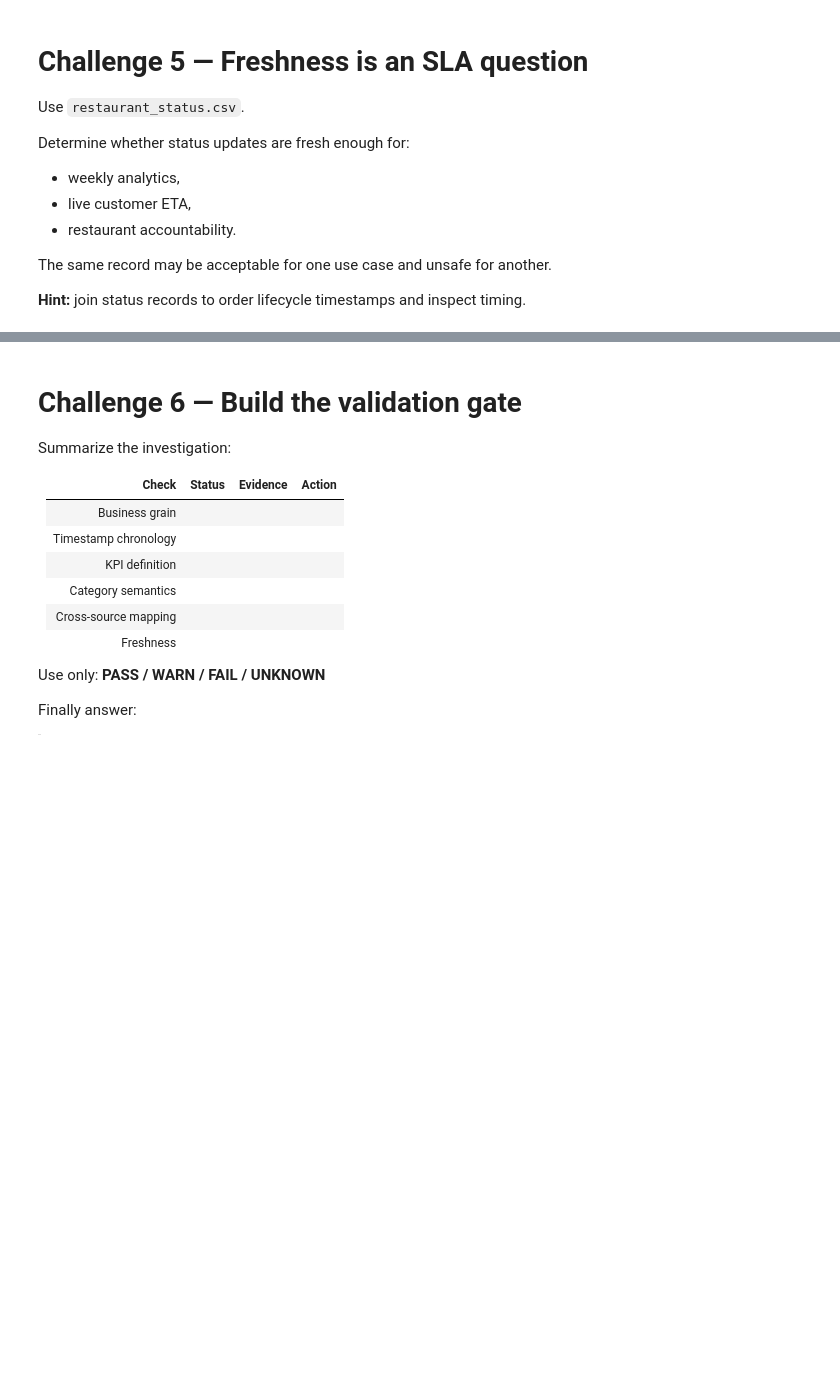
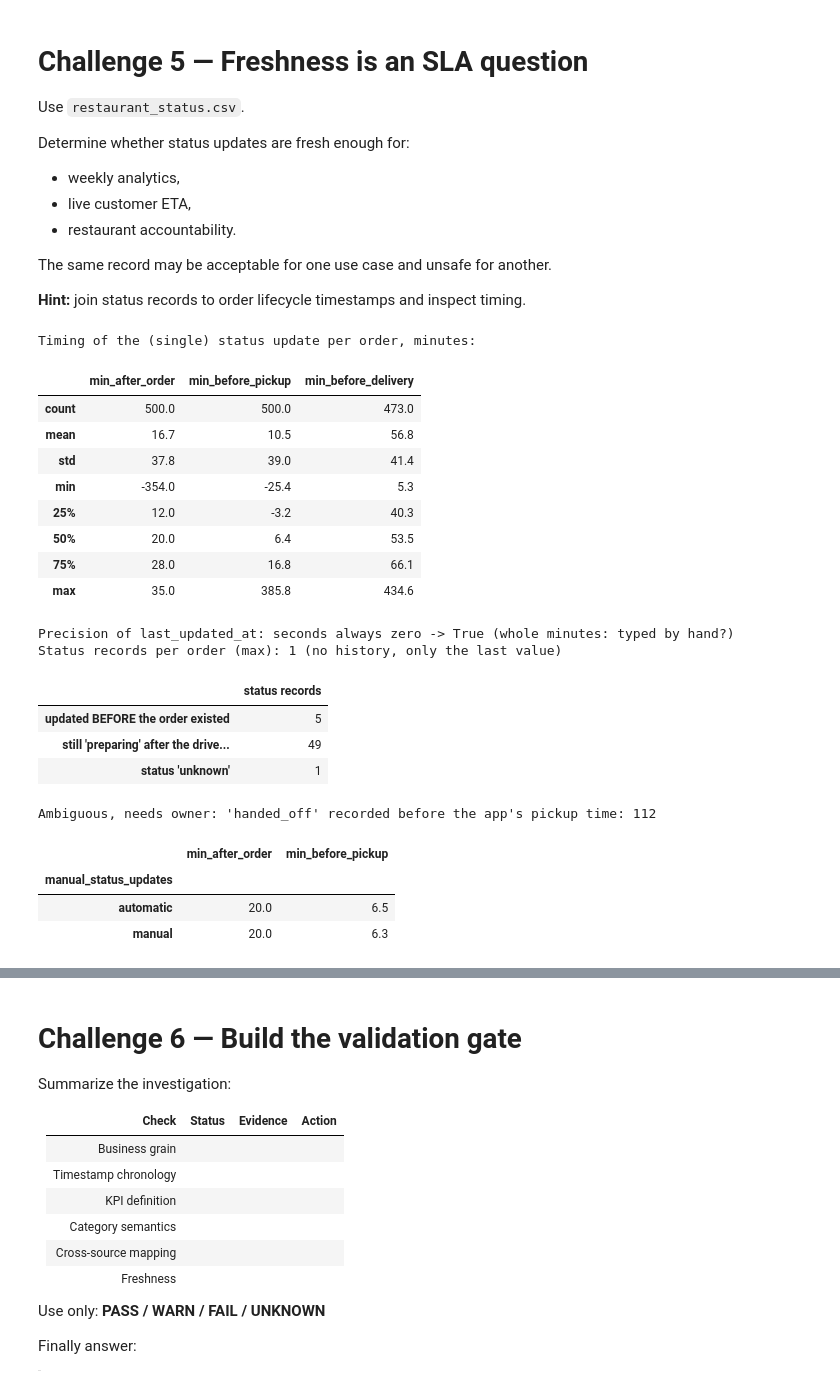
Before and after one commit to parthdagia05/divvyRebalancingWithMyIQ, a Jupyter notebook: flasheats-challenges/FlashEats_Class6_Student.ipynb, the cells around one changed output, grey strips where cells are left out. Drawn from its saved outputs; the diff is of its cells as text; code cells hidden in the pictures; blank space fills up the shorter version.

Commit message:
Class 6 Challenge 5: judge restaurant status freshness per use case

```diff
--- a/flasheats-challenges/FlashEats_Class6_Student.ipynb
+++ b/flasheats-challenges/FlashEats_Class6_Student.ipynb
@@ -579,7 +579,70 @@ The same record may be acceptable for one use case and unsafe for another.
 
 **Hint:** join status records to order lifecycle timestamps and inspect timing.
 # %%
-# TODO:
-# Merge restaurant_status with orders on order_id
-# Parse timestamps
-# Compare last_updated_at with order lifecycle timestamps
+rs = (restaurant_status.drop_duplicates()
+      .merge(base[["order_id", "created_at", "pickup_at", "actual_delivery_at"]], on="order_id", how="left"))
+for c in ["last_updated_at", "created_at", "pickup_at", "actual_delivery_at"]:
+    rs[c] = pd.to_datetime(rs[c], format="mixed", errors="coerce")
+rs["status_norm"] = rs["status"].str.strip().str.lower()
+
+rs["min_after_order"] = (rs["last_updated_at"] - rs["created_at"]).dt.total_seconds() / 60
+rs["min_before_pickup"] = (rs["pickup_at"] - rs["last_updated_at"]).dt.total_seconds() / 60
+rs["min_before_delivery"] = (rs["actual_delivery_at"] - rs["last_updated_at"]).dt.total_seconds() / 60
+
+print("Timing of the (single) status update per order, minutes:")
+display(rs[["min_after_order", "min_before_pickup", "min_before_delivery"]].describe().round(1))
+
+print("Precision of last_updated_at: seconds always zero ->",
+      (rs["last_updated_at"].dt.second == 0).all(), "(whole minutes: typed by hand?)")
+print("Status records per order (max):", rs.groupby("order_id").size().max(), "(no history, only the last value)")
+
+contradictions = pd.Series({
+    "updated BEFORE the order existed": (rs["last_updated_at"] < rs["created_at"]).sum(),
+    "still 'preparing' after the driver picked up": ((rs["status_norm"] == "preparing") & (rs["last_updated_at"] > rs["pickup_at"])).sum(),
+    "status 'unknown'": (rs["status_norm"] == "unknown").sum(),
+})
+display(contradictions.to_frame("status records"))
+# Not counted as a contradiction: it depends on what 'handed_off' means (see Challenge 3)
+print("Ambiguous, needs owner: 'handed_off' recorded before the app's pickup time:",
+      ((rs["status_norm"] == "handed_off") & (rs["last_updated_at"] < rs["pickup_at"])).sum())
+
+# Does freshness differ for restaurants that update status by hand?
+rs = rs.merge(restaurants[["restaurant_id", "manual_status_updates"]], on="restaurant_id", how="left")
+display(rs.groupby("manual_status_updates")[["min_after_order", "min_before_pickup"]].median().round(1)
+          .rename(index={0: "automatic", 1: "manual"}))
+
+# Same data, three decisions, three SLAs
+sla = pd.DataFrame([
+    ("Weekly analytics", "status known for the week, eventually",
+     f"{base['order_id'].isin(restaurant_status['order_id']).mean():.0%} of orders have a status",
+     "WARN", "usable for trends if labelled as a 31% sample"),
+    ("Live customer ETA", "fresh within ~2 minutes, updated at every state change",
+     f"one update per order, median {rs['min_after_order'].median():.0f} min after ordering, minute precision",
+     "FAIL", "a single stale value cannot drive a live ETA"),
+    ("Restaurant accountability", "complete, trustworthy history per order",
+     f"{contradictions.sum()} contradictory records, 69% of orders missing, no history",
+     "FAIL", "unfair to penalise restaurants on this evidence"),
+], columns=["use_case", "freshness_needed", "what_we_have", "status", "why"])
+display(sla)
+# %% [output]
+Timing of the (single) status update per order, minutes:
+|  | min_after_order | min_before_pickup | min_before_delivery |
+| count | 500.0 | 500.0 | 473.0 |
+| mean | 16.7 | 10.5 | 56.8 |
+| std | 37.8 | 39.0 | 41.4 |
+| min | -354.0 | -25.4 | 5.3 |
+| 25% | 12.0 | -3.2 | 40.3 |
+| 50% | 20.0 | 6.4 | 53.5 |
+| 75% | 28.0 | 16.8 | 66.1 |
+| max | 35.0 | 385.8 | 434.6 |
+Precision of last_updated_at: seconds always zero -> True (whole minutes: typed by hand?)
+Status records per order (max): 1 (no history, only the last value)
+|  | status records |
+| updated BEFORE the order existed | 5 |
+| still 'preparing' after the drive... | 49 |
+| status 'unknown' | 1 |
+Ambiguous, needs owner: 'handed_off' recorded before the app's pickup time: 112
+|  | min_after_order | min_before_pickup |
+| manual_status_updates |  |  |
+| automatic | 20.0 | 6.5 |
+| manual | 20.0 | 6.3 |
```
Also changed, not shown: parts of 2 cells of this notebook.
